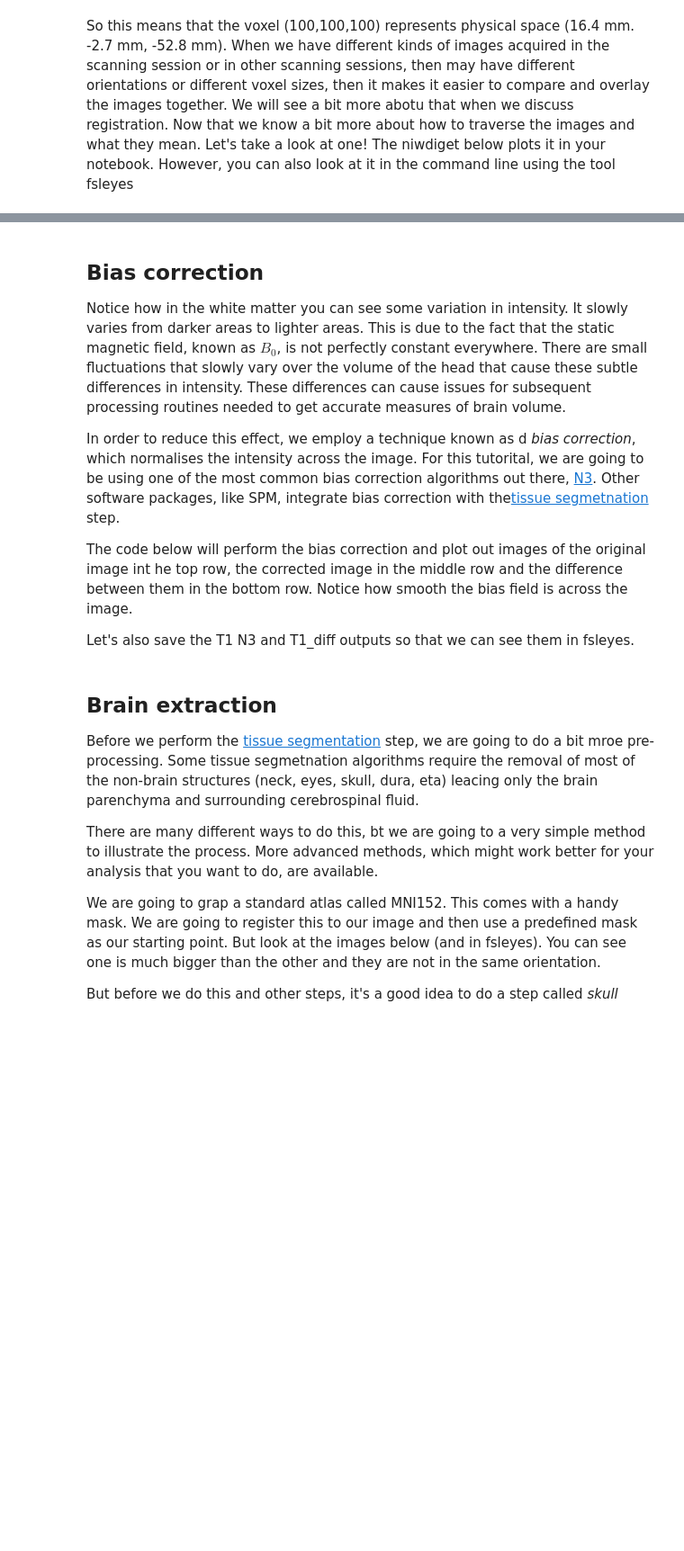
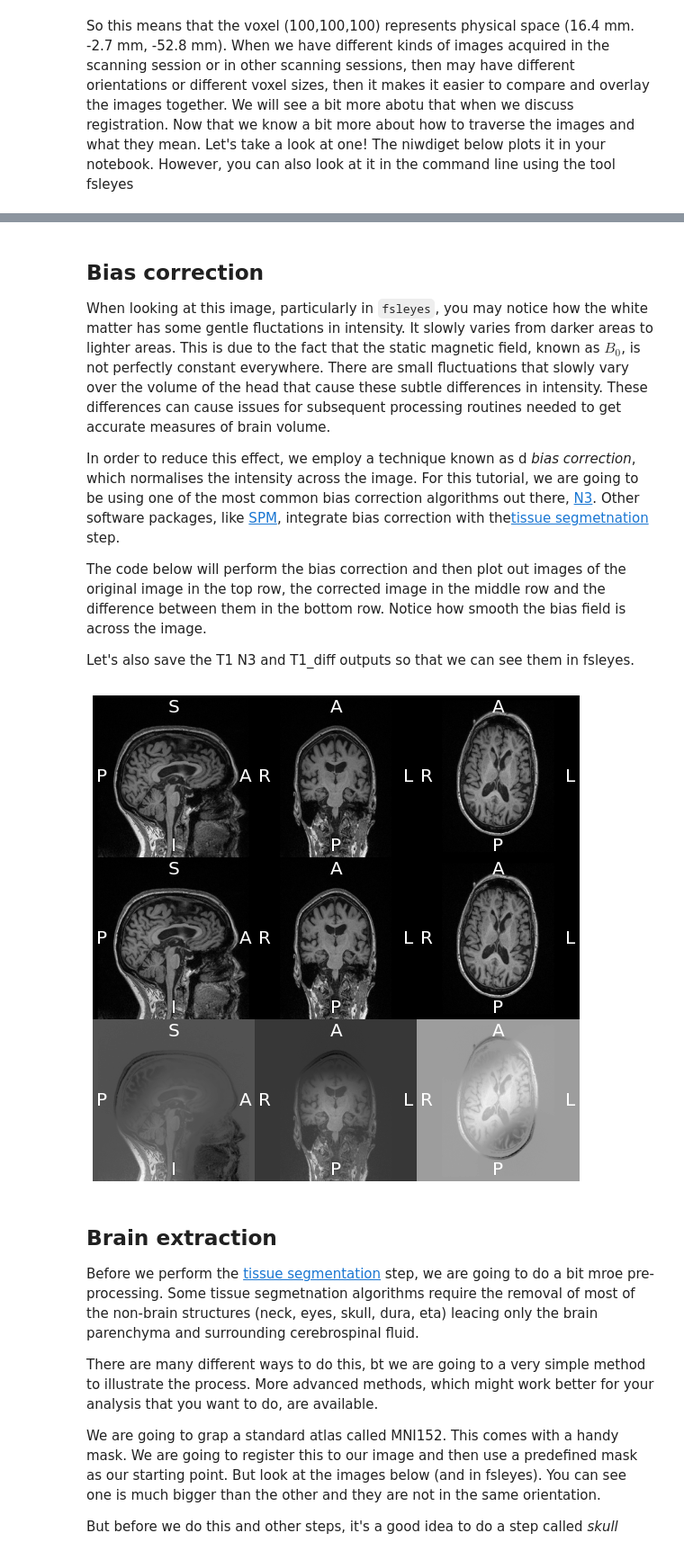
Before and after one commit to siddharthramanan/TeamCoders_Event_Based_Model, a Jupyter notebook: 1_ImagingBiomarkersInAD/biomarker_extraction.ipynb, the cells around one changed output, grey strips where cells are left out. Shown at 90% size. Saved outputs shown, nothing was run; the diff lists cells and outputs as text; code cells hidden in the pictures; blank space fills up the shorter version.

```diff
--- a/1_ImagingBiomarkersInAD/biomarker_extraction.ipynb
+++ b/1_ImagingBiomarkersInAD/biomarker_extraction.ipynb
@@ -27,3 +29,11 @@ import ants
+# %%
+def write_image(image_to_write,rootdir,subject,image_type,image_desc,image_space=None):
+    if image_space is not None:
+        image_name = f"sub-{subject}_space-{image_space}_desc-{image_desc}.nii.gz"
+    else:
+        image_name = f"sub-{subject}_desc-{image_desc}.nii.gz"
+    image_path = os.path.join(rootdir,image_type,image_name)
+    ants.image_write(image_to_write,image_path)
 # %% [markdown]
 ## Imaging basics
 The first step that we are going to do is load in an image and have a quick look at it. There are many different file formats used in medical imaging data, but the two most common are the _Digital Image and COmmunication in Medicine_ ([DICOM](https://www.dicomstandard.org/current))and the _Neuroimaging InFormatics Technology Initiative_ ([NIFTI](https://nifti.nimh.nih.gov/#:~:text=NIfTI%2D1%20is%20a%20new,MRI%20data%20analysis%20software%20packages.). In both cases, data is stored as a flat sheet (two-dimensional image data) or a cube (three-dimensional) where individual elements of the data are called pixels (2-D) or voxels (3-D). At every pixel or voxel, there is one or more numerical values associated with each element. These values could represent many different quantitites:
@@ -114,24 +127,22 @@ niwidget.nifti_plotter()
 # %% [markdown]
 ## Bias correction
-Notice how in the white matter you can see some variation in intensity. It slowly varies from darker areas to lighter areas. This is due to the fact that the static magnetic field, known as $B_0$, is not perfectly constant everywhere. There are small fluctuations that slowly vary over the volume of the head that cause these subtle differences in intensity. These  differences can cause issues for subsequent processing routines needed to get accurate measures of brain volume.
+When looking at this image, particularly in `fsleyes`, you may notice how the white matter has some gentle fluctations in intensity. It slowly varies from darker areas to lighter areas. This is due to the fact that the static magnetic field, known as $B_0$, is not perfectly constant everywhere. There are small fluctuations that slowly vary over the volume of the head that cause these subtle differences in intensity. These  differences can cause issues for subsequent processing routines needed to get accurate measures of brain volume.
 
-In order to reduce this effect, we employ a technique known as d _bias correction_, which  normalises the intensity across the image. For this tutorital, we are going to be using one of the most common bias correction algorithms out there, [N3](https://www.nitrc.org/docman/view.php/6/880/sled.pdf). Other software packages, like SPM, integrate bias correction with the[tissue segmetnation](#tissue-segmentation) step.
+In order to reduce this effect, we employ a technique known as d _bias correction_, which  normalises the intensity across the image. For this tutorial, we are going to be using one of the most common bias correction algorithms out there, [N3](https://www.nitrc.org/docman/view.php/6/880/sled.pdf). Other software packages, like [SPM](https://www.fil.ion.ucl.ac.uk/spm/), integrate bias correction with the[tissue segmetnation](#tissue-segmentation) step.
 
-The code below will perform the bias correction and plot out images of the original image int he top row, the corrected image in the middle row and the difference between them in the bottom row. Notice how smooth the bias field is across the image.
+The code below will perform the bias correction and then plot out images of the original image in the top row, the corrected image in the middle row and the difference between them in the bottom row. Notice how smooth the bias field is across the image.
 
 Let's also save the T1 N3 and T1_diff outputs so that we can see them in fsleyes.
 # %%
 
 t1_img = ants.image_read(t1_img_name)
 t1_n3 = ants.n3_bias_field_correction(t1_img)
 t1_diff = t1_img - t1_n3
 ants.plot_ortho_stack([t1_img,t1_n3,t1_diff])
-bids_desc = "t1-n3"
-t1_n3_name = os.path.join(subject_root,"anat","sub-" + subject_id + "_desc-" + bids_desc + ".nii.gz")
-ants.image_write(t1_n3,t1_n3_name)
-bids_desc = "bias-field"
-t1_diff_name = os.path.join(subject_root,"anat","sub-" + subject_id + "_desc-" + bids_desc + ".nii.gz")
-ants.image_write(t1_diff,t1_diff_name)
+write_image(t1_n3,rootdir=subject_root,subject=subject_id,image_type="anat",image_desc="t1-n3")
+write_image(t1_diff,rootdir=subject_root,subject=subject_id,image_type="anat",image_desc="bias-field")
+# %% [output]
+[figure, added]
 # %% [markdown]
 ## Brain extraction
 Before we perform the [tissue segmentation](#tissue-segmentation) step, we are going to do a bit mroe pre-processing. Some tissue segmetnation algorithms require the removal of most of the non-brain structures (neck, eyes, skull, dura, eta) leacing only the brain parenchyma and surrounding cerebrospinal fluid.
```
Also changed, not shown: parts of 4 cells of this notebook.
